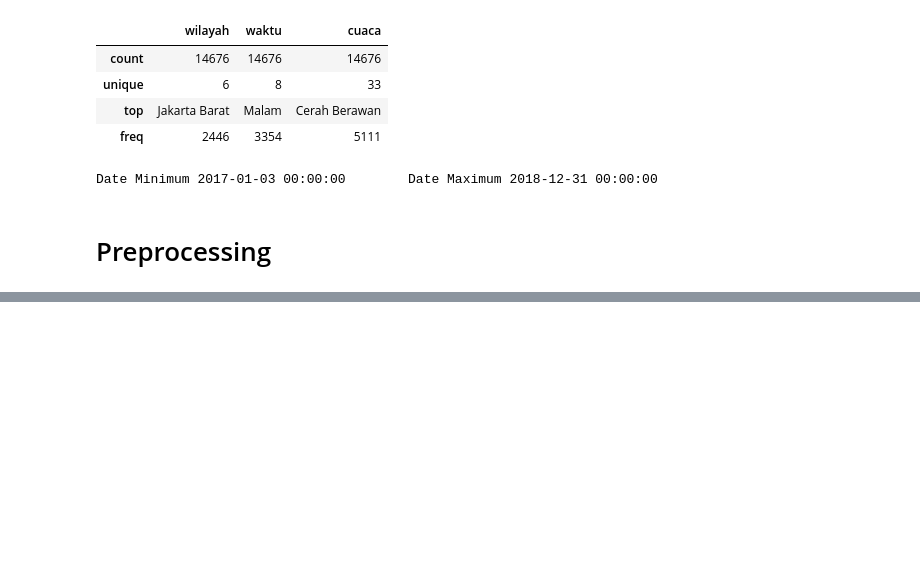
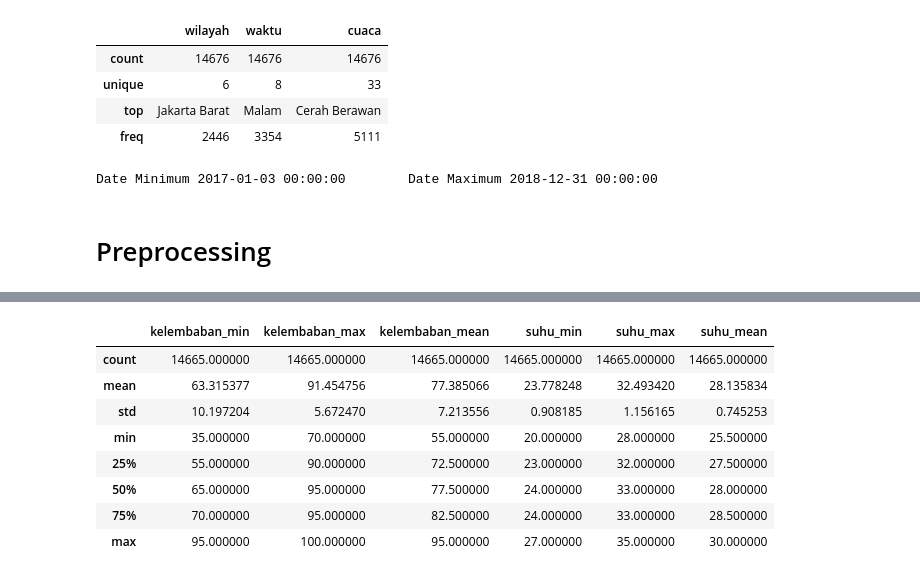
Before and after one commit to raihankemmy/jakarta-weather-classification-2018, a Jupyter notebook: Jakarta Weather Forecast/code.ipynb, the cells around one changed output, grey strips where cells are left out. Cells and saved outputs as stored; diff of their text form; code cells hidden in the pictures; blank space fills up the shorter version.

```diff
--- a/Jakarta Weather Forecast/code.ipynb
+++ b/Jakarta Weather Forecast/code.ipynb
@@ -83,0 +255,3 @@ Date Minimum 2017-01-03 00:00:00        Date Maximum 2018-12-31 00:00:00
+# %%
+categoric = ['wilayah', 'waktu', 'cuaca']
+numeric = ['kelembaban_min', 'kelembaban_max', 'kelembaban_mean', 'suhu_min', 'suhu_max', 'suhu_mean']
@@ -83,0 +266,12 @@ Date Minimum 2017-01-03 00:00:00        Date Maximum 2018-12-31 00:00:00
+# %%
+df[numeric].describe()
+# %% [output]
+|  | kelembaban_min | kelembaban_max | kelembaban_mean | suhu_min | suhu_max | suhu_mean |
+| count | 14665.000000 | 14665.000000 | 14665.000000 | 14665.000000 | 14665.000000 | 14665.000000 |
+| mean | 63.315377 | 91.454756 | 77.385066 | 23.778248 | 32.493420 | 28.135834 |
+| std | 10.197204 | 5.672470 | 7.213556 | 0.908185 | 1.156165 | 0.745253 |
+| min | 35.000000 | 70.000000 | 55.000000 | 20.000000 | 28.000000 | 25.500000 |
+| 25% | 55.000000 | 90.000000 | 72.500000 | 23.000000 | 32.000000 | 27.500000 |
+| 50% | 65.000000 | 95.000000 | 77.500000 | 24.000000 | 33.000000 | 28.000000 |
+| 75% | 70.000000 | 95.000000 | 82.500000 | 24.000000 | 33.000000 | 28.500000 |
+| max | 95.000000 | 100.000000 | 95.000000 | 27.000000 | 35.000000 | 30.000000 |
```
Also changed, not shown: parts of 19 cells of this notebook.
